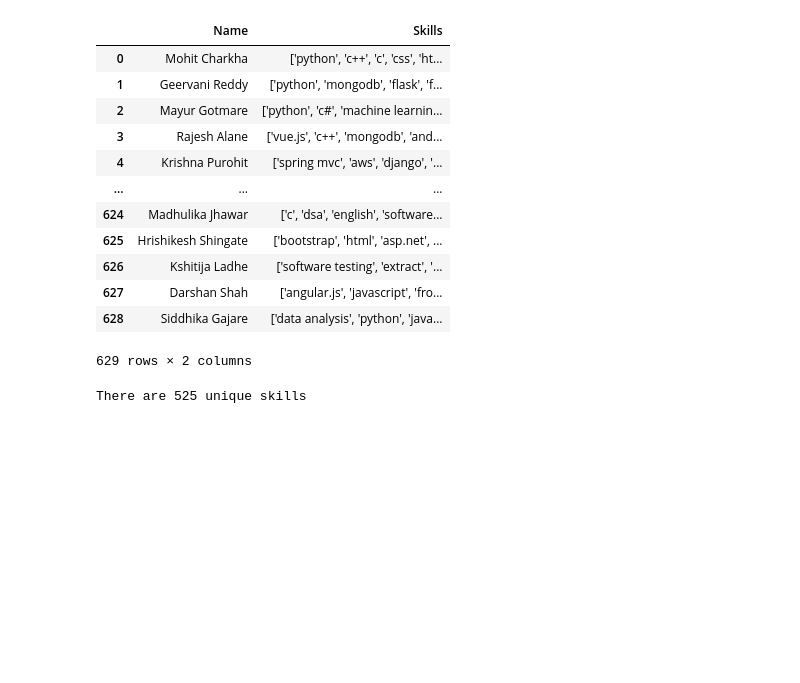
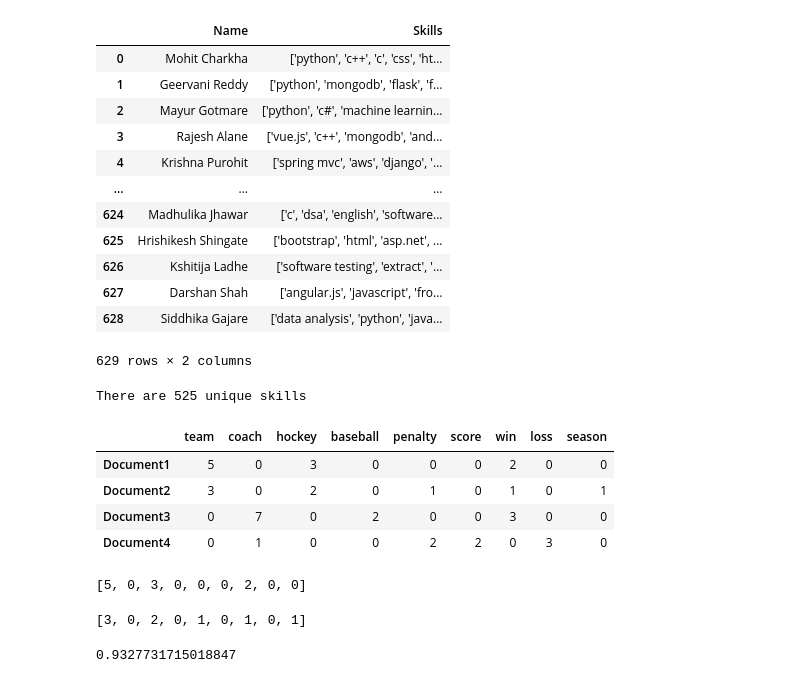
Before and after one commit to Project-Based-Learning-IT/Recommendation-Algorithm, a Jupyter notebook: getSkills.ipynb, the cells around one changed output. Drawn from its saved outputs; the diff is of its cells as text; code cells hidden in the pictures; blank space fills up the shorter version.

```diff
--- a/getSkills.ipynb
+++ b/getSkills.ipynb
@@ -197,0 +200,33 @@ df22.to_csv('onehot.csv',index=False)
+# %%
+Document = ['Document1','Document2','Document3','Document4']
+team = [5,3,0,0]
+coach = [0,0,7,1]
+hockey = [3,2,0,0]
+baseball = [0,0,2,0]
+soccer = [2,1,1,1]
+penalty = [0,1,0,2]
+score = [0,0,0,2]
+win = [2,1,3,0]
+loss = [0, 0, 0, 3]
+season = [0, 1, 0, 0]
+# %%
+doc = pd.DataFrame()
+# %%
+doc.index = Document
+doc['team'] = team
+doc['coach'] = coach
+doc['hockey'] = hockey
+doc['baseball'] = baseball
+doc['penalty'] = penalty
+doc['score'] = score
+doc['win'] = win
+doc['loss'] = loss
+doc['season'] = season
+# %%
+doc
+# %% [output]
+|  | team | coach | hockey | baseball | penalty | score | win | loss | season |
+| Document1 | 5 | 0 | 3 | 0 | 0 | 0 | 2 | 0 | 0 |
+| Document2 | 3 | 0 | 2 | 0 | 1 | 0 | 1 | 0 | 1 |
+| Document3 | 0 | 7 | 0 | 2 | 0 | 0 | 3 | 0 | 0 |
+| Document4 | 0 | 1 | 0 | 0 | 2 | 2 | 0 | 3 | 0 |
@@ -197,0 +235,8 @@ df22.to_csv('onehot.csv',index=False)
+# %%
+doc.loc['Document1',:].to_list()
+# %% [output]
+[5, 0, 3, 0, 0, 0, 2, 0, 0]
+# %%
+doc.loc['Document2',:].to_list()
+# %% [output]
+[3, 0, 2, 0, 1, 0, 1, 0, 1]
@@ -197,0 +245,5 @@ df22.to_csv('onehot.csv',index=False)
+# %%
+Similarity = 1 - Distance
+Similarity
+# %% [output]
+0.9327731715018847
```
Also changed, not shown: parts of 3 cells of this notebook, 1 other file.
